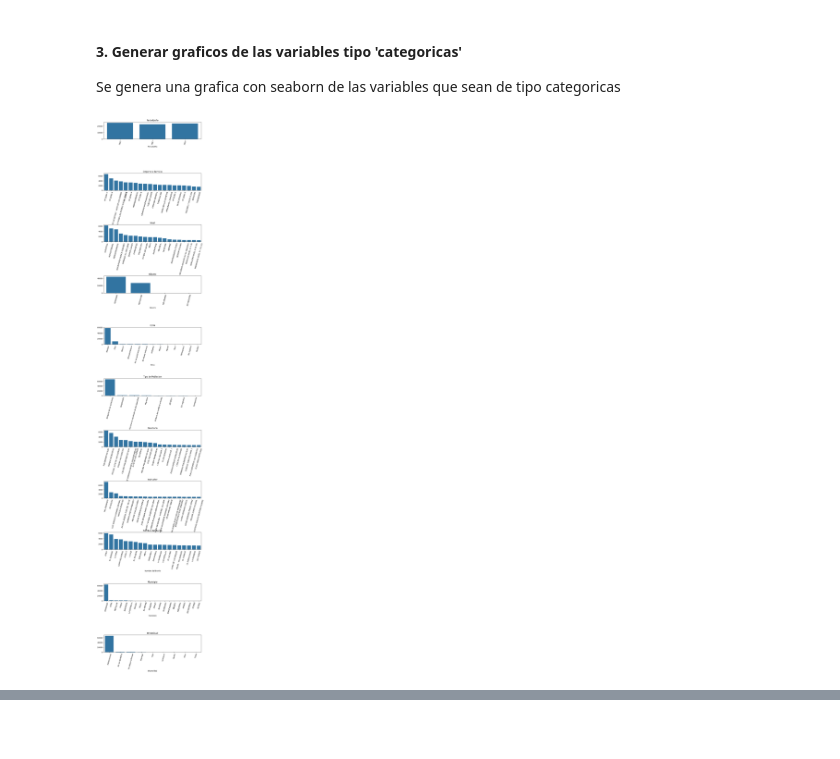
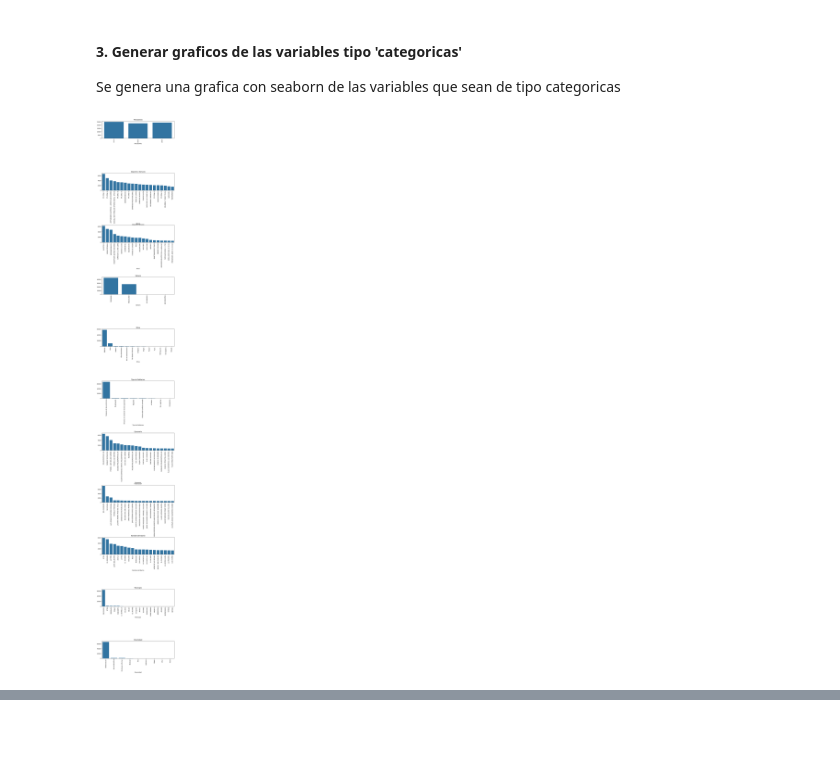
Before and after one commit to Yahaira15/analisisDatosPython, a Jupyter notebook: analisisDatos.ipynb, the cells around one changed output, grey strips where cells are left out. Saved outputs shown, nothing was run; the diff lists cells and outputs as text; code cells hidden in the pictures.

```diff
--- a/analisisDatos.ipynb
+++ b/analisisDatos.ipynb
@@ -65,28 +73,28 @@ Se genera una grafica con seaborn de las variables que sean de tipo categoricas
 # %%
 # Se toman las variables categoricas y generamos los graficos
 
 colCat = ['PeriodoAño', 'Deporte o Servicio', 'Nivel', 'Género',
           'Etnia', 'Tipo de Poblacion', 'Escenario', 'Instructor',
           'Nombre del Barrio', 'Municipio', 'Diversidad']
 
 # Se transforman los datos del periodo y de fechas se pasa a años
 data['PeriodoAño'] = pd.to_datetime(data['Periodo']).dt.year
 
 
-fig, ax = plt.subplots(nrows=len(colCat), ncols=1, figsize=(10,55))
+fig, ax = plt.subplots(nrows=len(colCat), ncols=1, figsize=(10,75))
 fig.subplots_adjust(hspace=2)
 
 
 for i, col in enumerate(colCat):
 
 #Mostrar las 10 categorias mas comunes
   top = data[col].value_counts().head(20)
 
   sns.barplot(x=top.index, y=top.values, ax=ax[i])
   ax[i].set_title(col)
-  ax[i].set_xticklabels(ax[i].get_xticklabels(), rotation=75)
+  ax[i].set_xticklabels(ax[i].get_xticklabels(), rotation=90)
 # %% [output]
-[figure, old version]
+[figure, new version]
 # %% [markdown]
 #### ***Analisis de las graficas***
 
```
Also changed, not shown: parts of 2 cells of this notebook.
